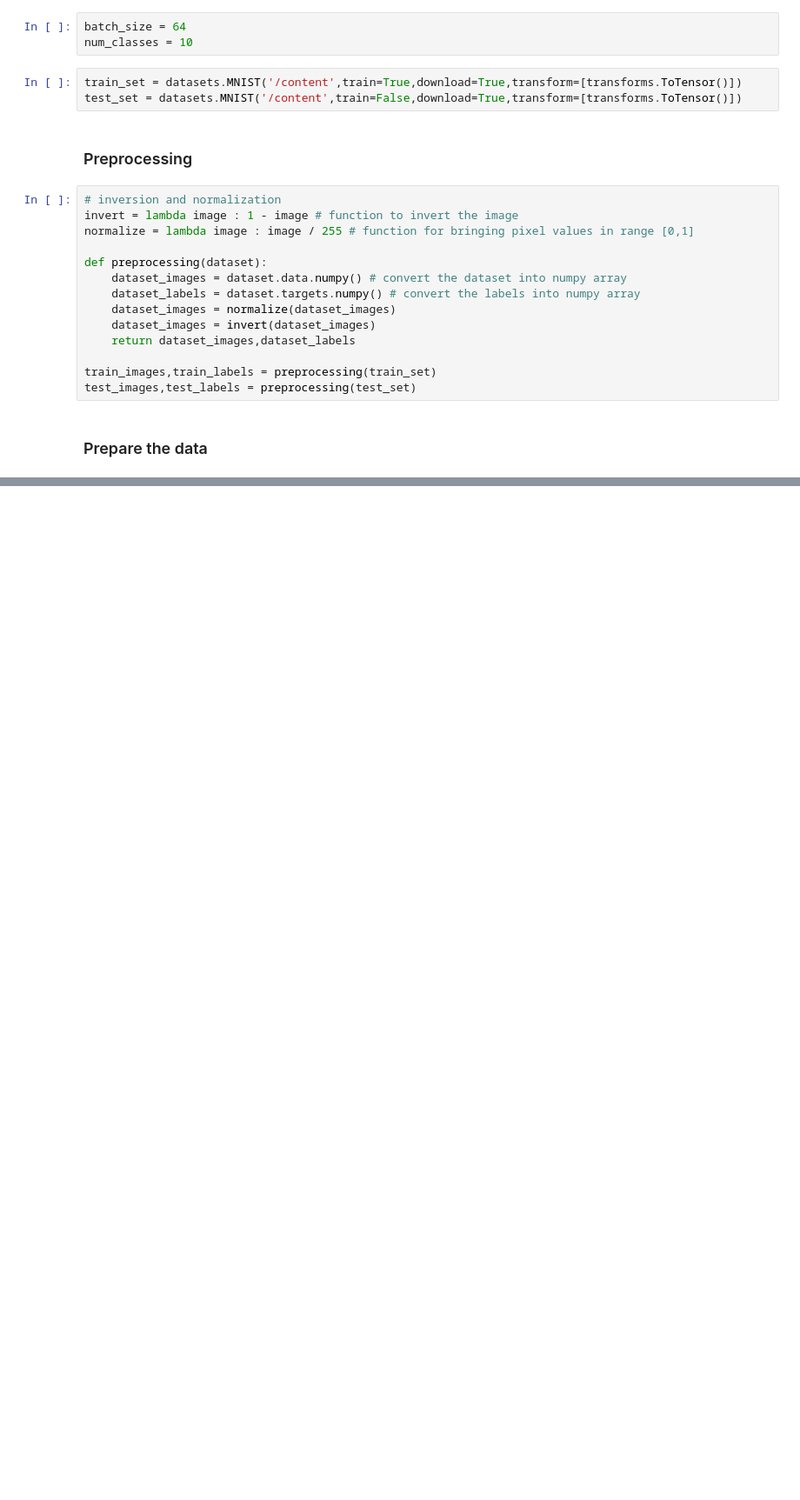
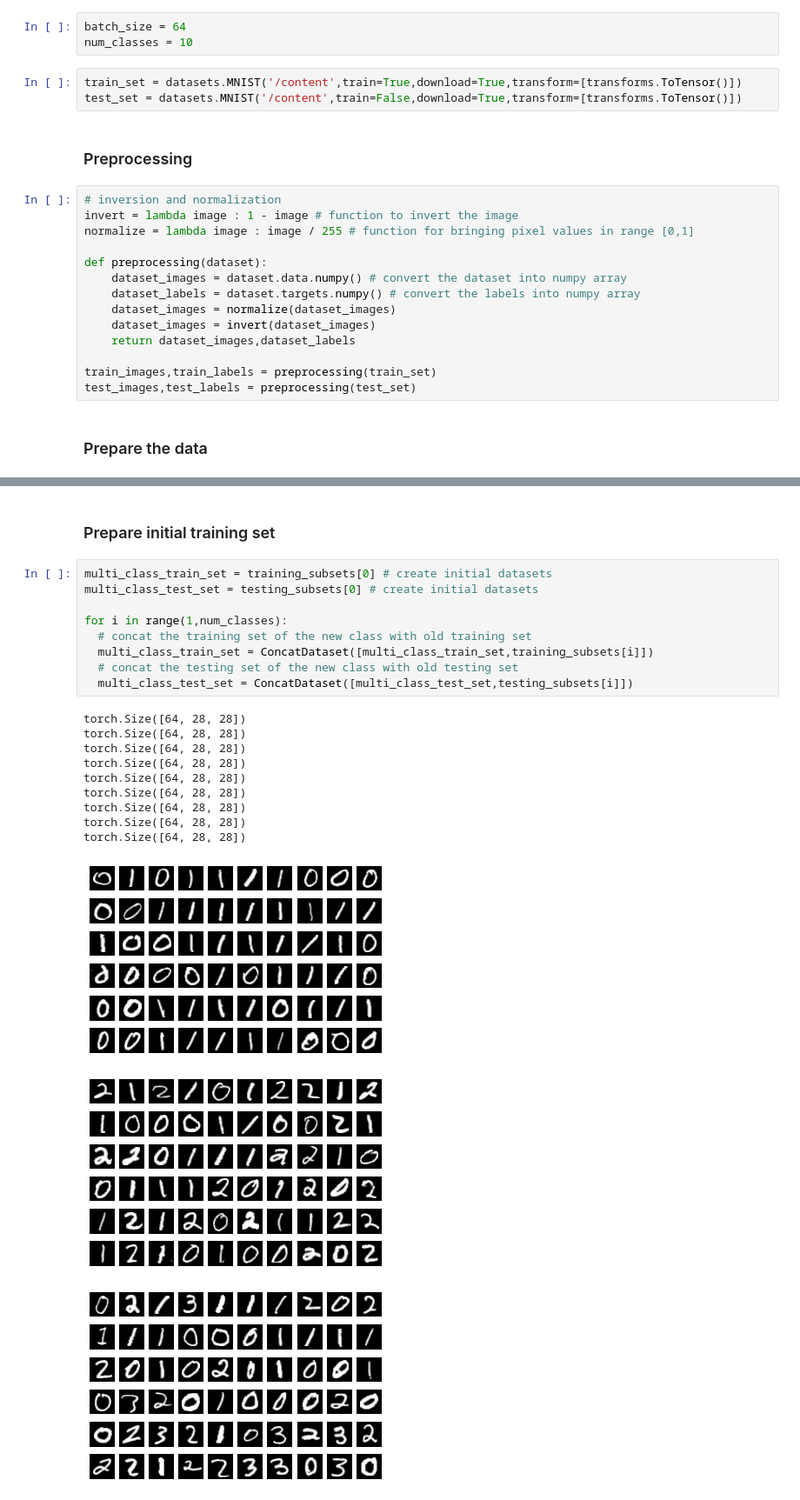
Before and after one commit to nmnsharma007/SimplifiedObjectDetection, a Jupyter notebook: accuracy_check.ipynb, the cells around one changed output, grey strips where cells are left out. Shown at 87% size. Cells and saved outputs as stored; diff of their text form; blank space fills up the shorter version.

```diff
--- a/accuracy_check.ipynb
+++ b/accuracy_check.ipynb
@@ -50,0 +78,24 @@ torch.Size([64, 28, 28])
+# %% [markdown]
+### Prepare initial training set
+# %%
+multi_class_train_set = training_subsets[0] # create initial datasets
+multi_class_test_set = testing_subsets[0] # create initial datasets
+
+for i in range(1,num_classes):
+  # concat the training set of the new class with old training set
+  multi_class_train_set = ConcatDataset([multi_class_train_set,training_subsets[i]])
+  # concat the testing set of the new class with old testing set
+  multi_class_test_set = ConcatDataset([multi_class_test_set,testing_subsets[i]])
+# %% [output]
+torch.Size([64, 28, 28])
+torch.Size([64, 28, 28])
+torch.Size([64, 28, 28])
+torch.Size([64, 28, 28])
+torch.Size([64, 28, 28])
+torch.Size([64, 28, 28])
+torch.Size([64, 28, 28])
+torch.Size([64, 28, 28])
+torch.Size([64, 28, 28])
+[figure, added]
+[figure, added]
+[figure, added]
```
Also changed, not shown: parts of 6 cells of this notebook.
